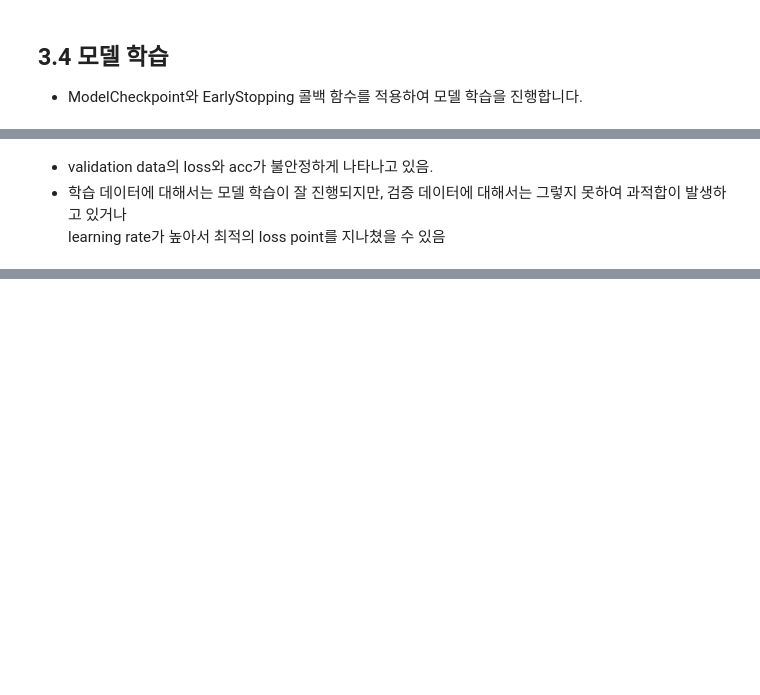
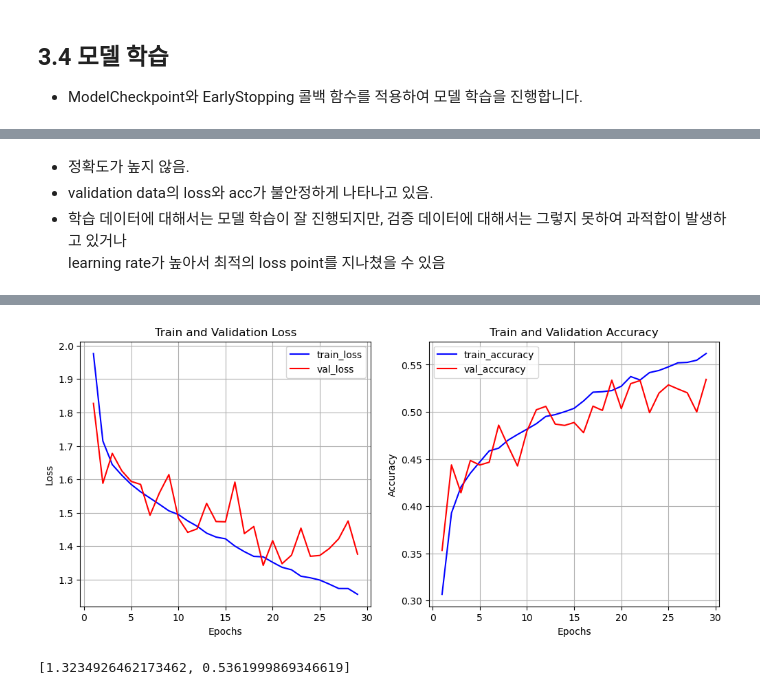
Before and after one commit to Gyu-Ri-Park/aiffel_quest, a Jupyter notebook: quest/240308_Boston_Reuters_CIFAR10.ipynb, the cells around one changed output, grey strips where cells are left out. Drawn from its saved outputs; the diff is of its cells as text; code cells hidden in the pictures; blank space fills up the shorter version.

```diff
--- a/quest/240308_Boston_Reuters_CIFAR10.ipynb
+++ b/quest/240308_Boston_Reuters_CIFAR10.ipynb
@@ -863,10 +867,10 @@ from tensorflow.keras.datasets import cifar10
 (x_train_full, y_train_full), (x_test, y_test) = cifar10.load_data()
 
 x_train, x_val, y_train, y_val = train_test_split(x_train_full, y_train_full,
-                                                  test_size=0.3,
+                                                  test_size=0.2,  # 20%를 검증 데이터로 분리
                                                   random_state=123)
 
 print(f"전체 학습 데이터: {x_train_full.shape} 레이블: {y_train_full.shape}")
 print(f"학습 데이터: {x_train.shape} 레이블: {y_train.shape}")
 print(f"검증 데이터: {x_val.shape} 레이블: {y_val.shape}")
-print(f"테스트 데이터: {x_test.shape} 레이블: {y_test.shape}")
+print(f"레이블 종류: {len(set(train_labels))}")
@@ -989,4 +1054,68 @@ model.evaluate(x_test, y_test)
 # %% [markdown]
+- 정확도가 높지 않음.
 - validation data의 loss와 acc가 불안정하게 나타나고 있음.
 - 학습 데이터에 대해서는 모델 학습이 잘 진행되지만, 검증 데이터에 대해서는 그렇지 못하여 과적합이 발생하고 있거나
     learning rate가 높아서 최적의 loss point를 지나쳤을 수 있음
+# %%
+#모델 복잡성 줄이기
+model = models.Sequential()
+model.add(layers.Input(shape=(3072,)))
+model.add(layers.Dense(1024))   # 복잡성 감소
+model.add(layers.BatchNormalization())
+model.add(layers.Activation('relu'))
+model.add(layers.Dropout(0.5))
+model.add(layers.Dense(512))   # 복잡성 감소
+model.add(layers.BatchNormalization())
+model.add(layers.Activation('relu'))
+model.add(layers.Dropout(0.5))
+model.add(layers.Dense(256))   # 복잡성 감소
+model.add(layers.BatchNormalization())
+model.add(layers.Activation('relu'))
+model.add(layers.Dropout(0.5))
+model.add(layers.Dense(10, activation='softmax'))
+
+model.compile(optimizer='rmsprop',
+              loss='sparse_categorical_crossentropy',
+              metrics=['accuracy'])
+
+
+check_point_cb = callbacks.ModelCheckpoint('CIFAR10_model.h5',
+                                           save_best_only=True)
+early_stopping_cb = callbacks.EarlyStopping(patience=10,
+                                            monitor='val_loss',
+                                            restore_best_weights=True)
+history = model.fit(x_train, y_train, epochs=60,
+                    validation_data=(x_val, y_val),
+                    callbacks=[check_point_cb, early_stopping_cb])
+
+history_dict = history.history
+
+loss = history_dict['loss']
+val_loss = history_dict['val_loss']
+
+epochs = range(1, len(loss) + 1)
+fig = plt.figure(figsize=(12, 5))
+
+ax1 = fig.add_subplot(1, 2, 1)
+ax1.plot(epochs, loss, 'b-', label='train_loss')
+ax1.plot(epochs, val_loss, 'r-', label='val_loss')
+ax1.set_title('Train and Validation Loss')
+ax1.set_xlabel('Epochs')
+ax1.set_ylabel('Loss')
+ax1.grid()
+ax1.legend()
+
+accuracy = history_dict['accuracy']
+val_accuracy = history_dict['val_accuracy']
+
+ax2 = fig.add_subplot(1, 2, 2)
+ax2.plot(epochs, accuracy, 'b-', label='train_accuracy')
+ax2.plot(epochs, val_accuracy, 'r-', label='val_accuracy')
+ax2.set_title('Train and Validation Accuracy')
+ax2.set_xlabel('Epochs')
+ax2.set_ylabel('Accuracy')
+ax2.grid()
+ax2.legend()
+
+plt.show()
+# %% [output]
@@ -992,0 +1139,5 @@ model.evaluate(x_test, y_test)
+[figure, added]
+# %%
+model.evaluate(x_test, y_test)
+# %% [output]
+[1.3234926462173462, 0.5361999869346619]
```
Also changed, not shown: parts of 45 cells of this notebook.
